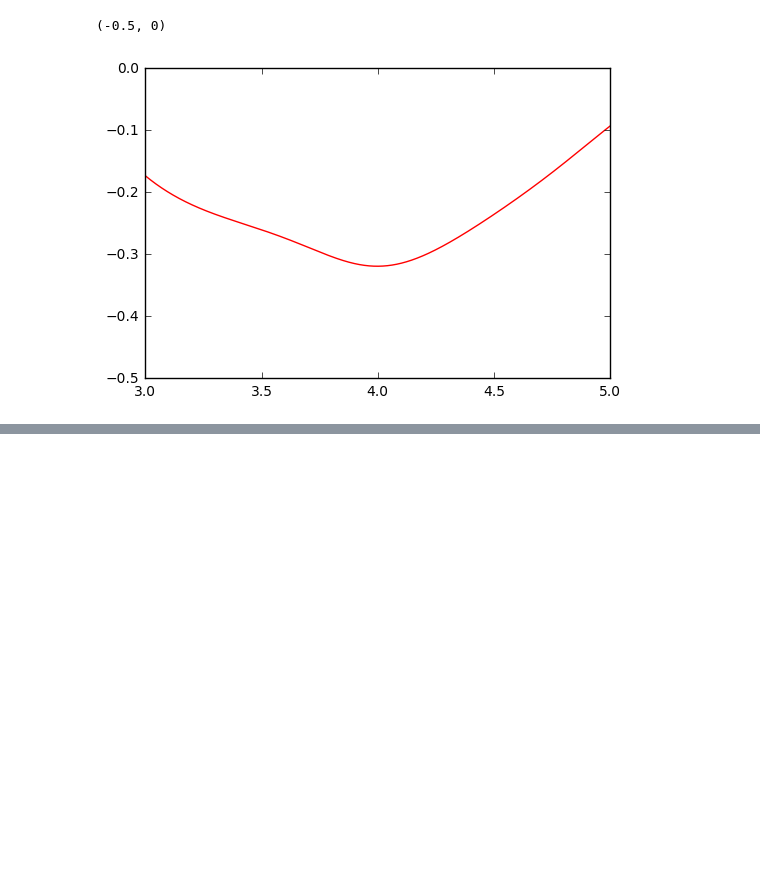
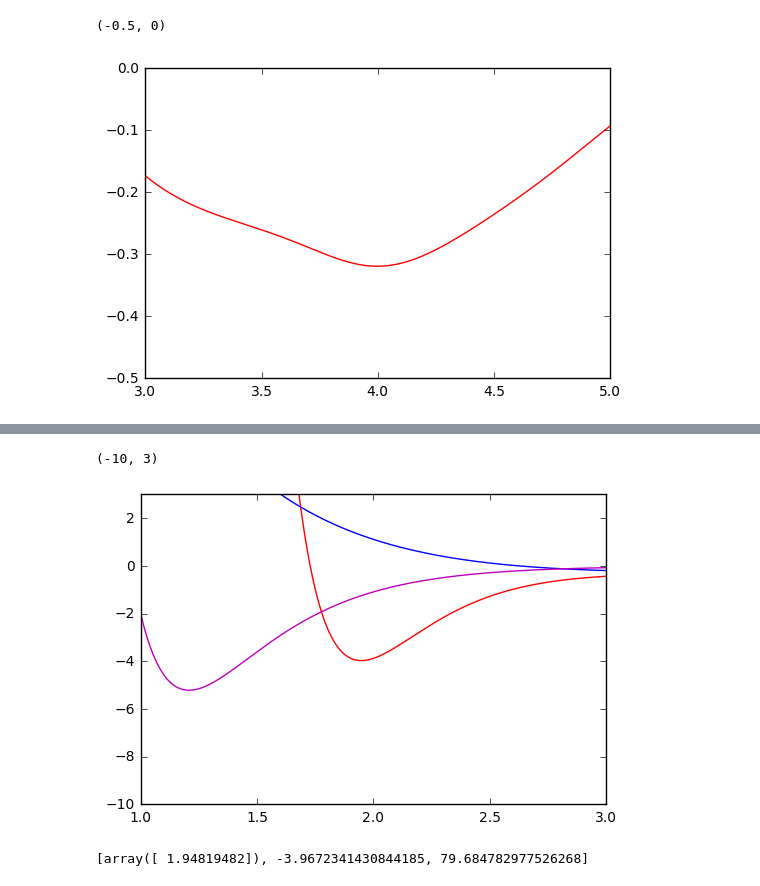
Before and after one commit to 123daimanu/DR_EAM, a Jupyter notebook: EAM_OxygenZhou2005.ipynb, the cells around one changed output, grey strips where cells are left out. Drawn from its saved outputs; the diff is of its cells as text; code cells hidden in the pictures; blank space fills up the shorter version.

```diff
--- a/EAM_OxygenZhou2005.ipynb
+++ b/EAM_OxygenZhou2005.ipynb
@@ -193,0 +212,15 @@ param_set
+# %%
+forceField=morseO=morse(r,param_De,param_beta,param_re)+2*F_OU+phiModified
+# %%
+lab.plot(r,forceField,'r')
+lab.plot(r,2*F_OU+phi2005,'b',)
+lab.plot(r,morse(r,5.211,2.78,1.207),'m')
+lab.xlim([1,3])
+lab.ylim([-10,3])
+# %% [output]
+(-10, 3)
+[figure, added]
+# %%
+minimum(forceField,r,[1,2])
+# %% [output]
+[array([ 1.94819482]), -3.9672341430844185, 79.684782977526268]
```
Also changed, not shown: parts of 16 cells of this notebook.
